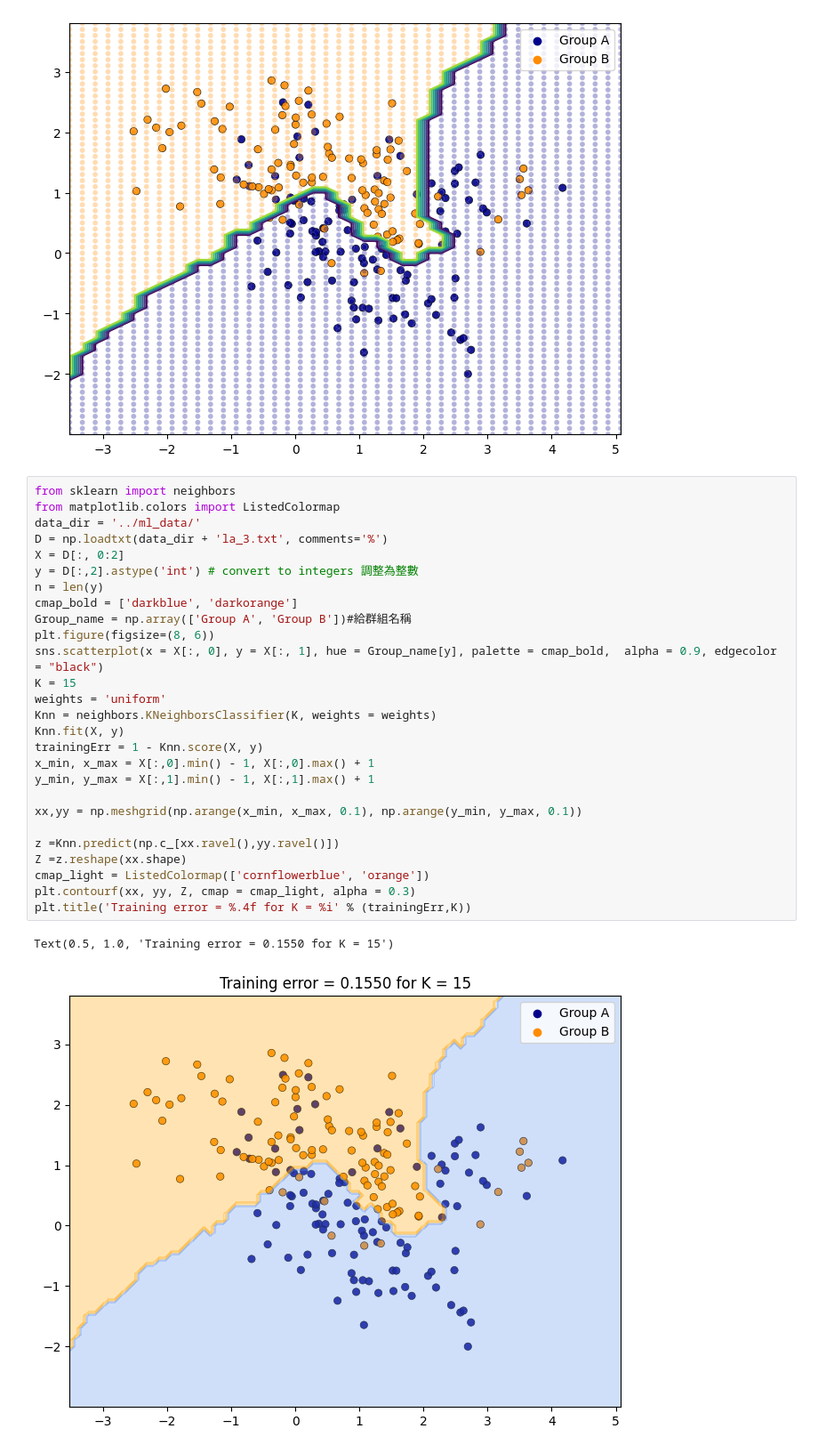
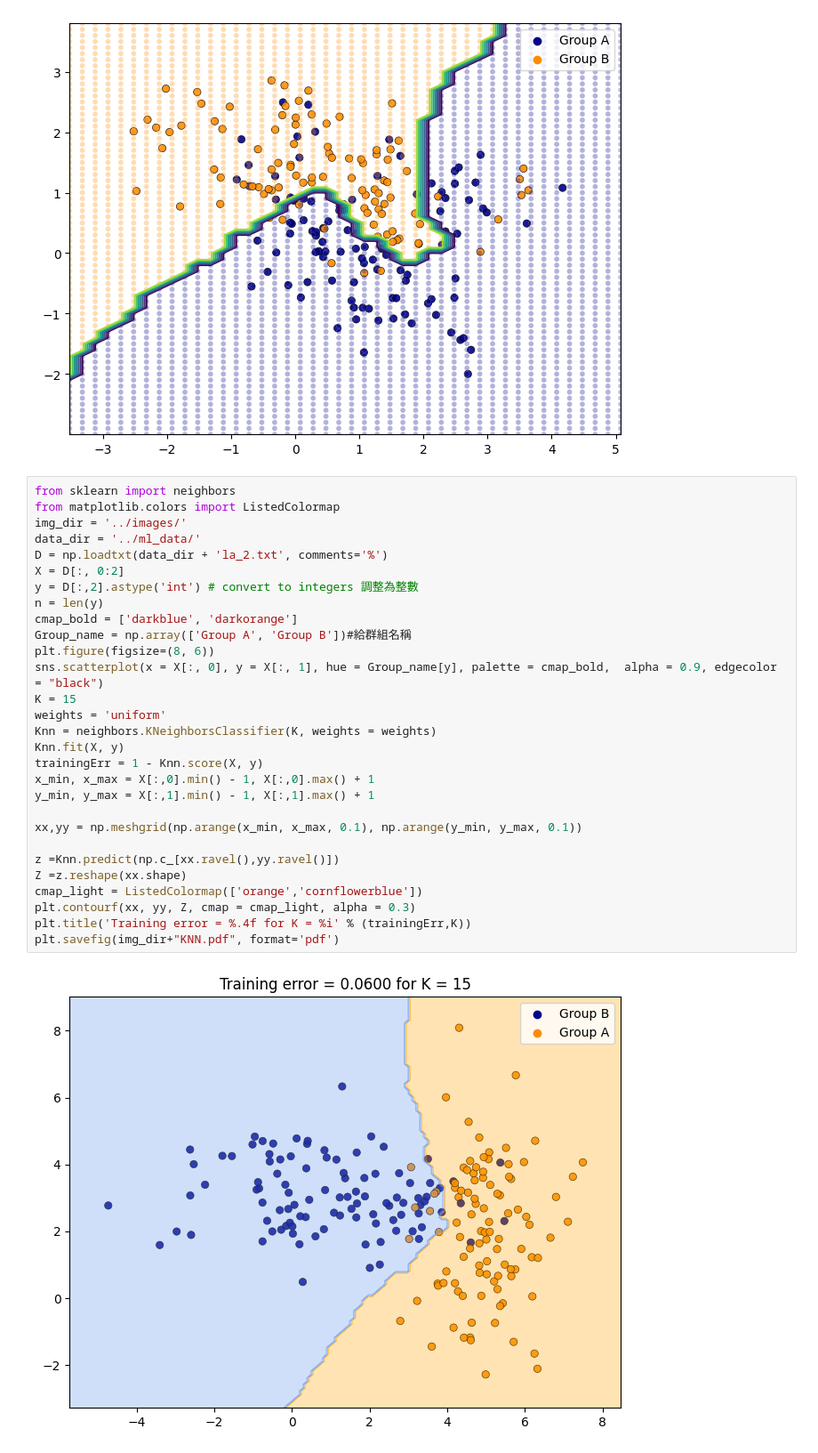
Before and after one commit to eason489233/vscode, a Jupyter notebook: ML2_lda.ipynb, the cells around one changed output. Shown at 89% size. Cells and saved outputs as stored; diff of their text form.

```diff
--- a/ML2_lda.ipynb
+++ b/ML2_lda.ipynb
@@ -302,30 +314,31 @@ plt.contour(xx, yy, Z)
 # %%
 from sklearn import neighbors
 from matplotlib.colors import ListedColormap
+img_dir = '../images/'
 data_dir = '../ml_data/'
-D = np.loadtxt(data_dir + 'la_3.txt', comments='%')
+D = np.loadtxt(data_dir + 'la_2.txt', comments='%')
 X = D[:, 0:2]
 y = D[:,2].astype('int') # convert to integers 調整為整數
 n = len(y)
 cmap_bold = ['darkblue', 'darkorange']
 Group_name = np.array(['Group A', 'Group B'])#給群組名稱
 plt.figure(figsize=(8, 6))
 sns.scatterplot(x = X[:, 0], y = X[:, 1], hue = Group_name[y], palette = cmap_bold,  alpha = 0.9, edgecolor = "black")
 K = 15
 weights = 'uniform'
 Knn = neighbors.KNeighborsClassifier(K, weights = weights)
 Knn.fit(X, y)
 trainingErr = 1 - Knn.score(X, y)
 x_min, x_max = X[:,0].min() - 1, X[:,0].max() + 1
 y_min, y_max = X[:,1].min() - 1, X[:,1].max() + 1
 
 xx,yy = np.meshgrid(np.arange(x_min, x_max, 0.1), np.arange(y_min, y_max, 0.1))
 
 z =Knn.predict(np.c_[xx.ravel(),yy.ravel()])
 Z =z.reshape(xx.shape)
-cmap_light = ListedColormap(['cornflowerblue', 'orange'])
+cmap_light = ListedColormap(['orange','cornflowerblue'])
 plt.contourf(xx, yy, Z, cmap = cmap_light, alpha = 0.3)
 plt.title('Training error = %.4f for K = %i' % (trainingErr,K))
+plt.savefig(img_dir+"KNN.pdf", format='pdf')
 # %% [output]
-Text(0.5, 1.0, 'Training error = 0.1550 for K = 15')
-[figure, old version]
+[figure, new version]
```
Also changed, not shown: parts of 7 cells of this notebook, 3 other files.
